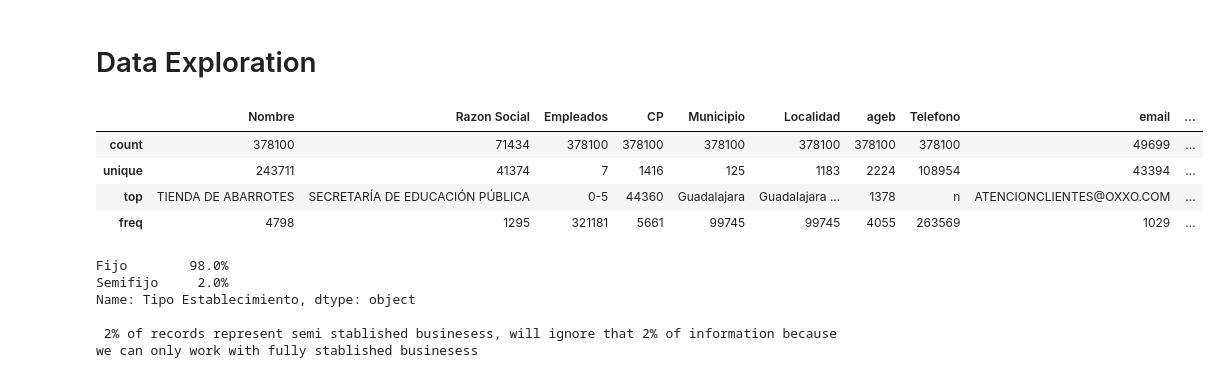
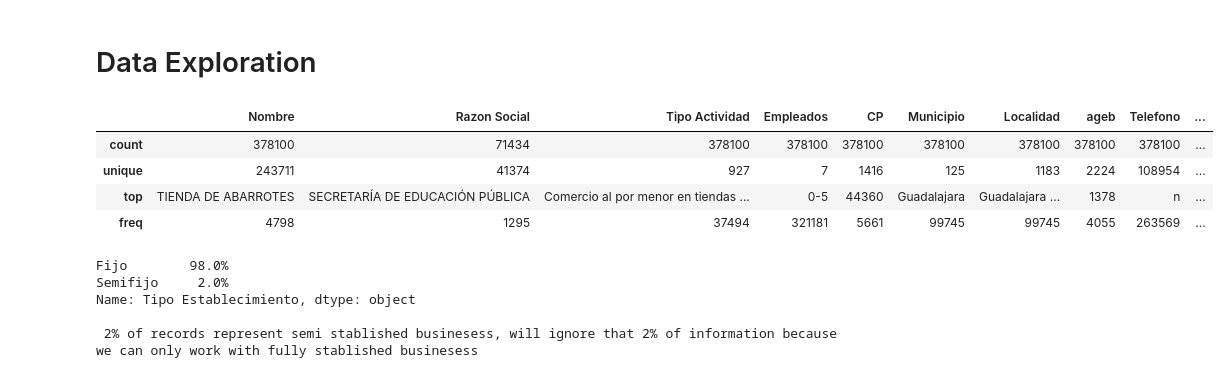
Before and after one commit to idanielnava/Potencial-Clients-Dataset, a Jupyter notebook: EDA_Preparation_DENUE_(JAL).ipynb, the cells around one changed output. Drawn from its saved outputs; the diff is of its cells as text; code cells hidden in the pictures.

```diff
--- a/EDA_Preparation_DENUE_(JAL).ipynb
+++ b/EDA_Preparation_DENUE_(JAL).ipynb
@@ -138,6 +138,7 @@ denue.loc[denue['Municipio'].isin(valles), 'Region'] = 'Valles'
 
 print('Businesses in Jalisco are distributed in 12 regions as follows:')
 print(denue['Region'].value_counts(normalize= True).mul(100).round(1).astype(str) + '%')
+denue['Region'] = denue['Region'].astype('category')
 # %% [output]
 Businesses in Jalisco are distributed in 12 regions as follows:
 Centro                     59.5%
@@ -157,13 +158,13 @@ Name: Region, dtype: object
 # Data Exploration
 # %%
 #Quick look at categorical variables
-denue.describe(include='object')
+denue.describe(include=['object', 'category'])
 # %% [output]
-|  | Nombre | Razon Social | Empleados | CP | Municipio | Localidad | ageb | Telefono | email | ... |
-| count | 378100 | 71434 | 378100 | 378100 | 378100 | 378100 | 378100 | 378100 | 49699 | ... |
-| unique | 243711 | 41374 | 7 | 1416 | 125 | 1183 | 2224 | 108954 | 43394 | ... |
-| top | TIENDA DE ABARROTES | SECRETARÍA DE EDUCACIÓN PÚBLICA | 0-5 | 44360 | Guadalajara | Guadalajara ... | 1378 | n | ATENCIONCLIENTES@OXXO.COM | ... |
-| freq | 4798 | 1295 | 321181 | 5661 | 99745 | 99745 | 4055 | 263569 | 1029 | ... |
+|  | Nombre | Razon Social | Tipo Actividad | Empleados | CP | Municipio | Localidad | ageb | Telefono | ... |
+| count | 378100 | 71434 | 378100 | 378100 | 378100 | 378100 | 378100 | 378100 | 378100 | ... |
+| unique | 243711 | 41374 | 927 | 7 | 1416 | 125 | 1183 | 2224 | 108954 | ... |
+| top | TIENDA DE ABARROTES | SECRETARÍA DE EDUCACIÓN PÚBLICA | Comercio al por menor en tiendas ... | 0-5 | 44360 | Guadalajara | Guadalajara ... | 1378 | n | ... |
+| freq | 4798 | 1295 | 37494 | 321181 | 5661 | 99745 | 99745 | 4055 | 263569 | ... |
 # %%
 #Inspecting stablished/semi stablished business
 print(denue['Tipo Establecimiento'].value_counts(normalize= True).mul(100).round(1).astype(str) + '%')
```
Also changed, not shown: parts of 1 cell of this notebook.
